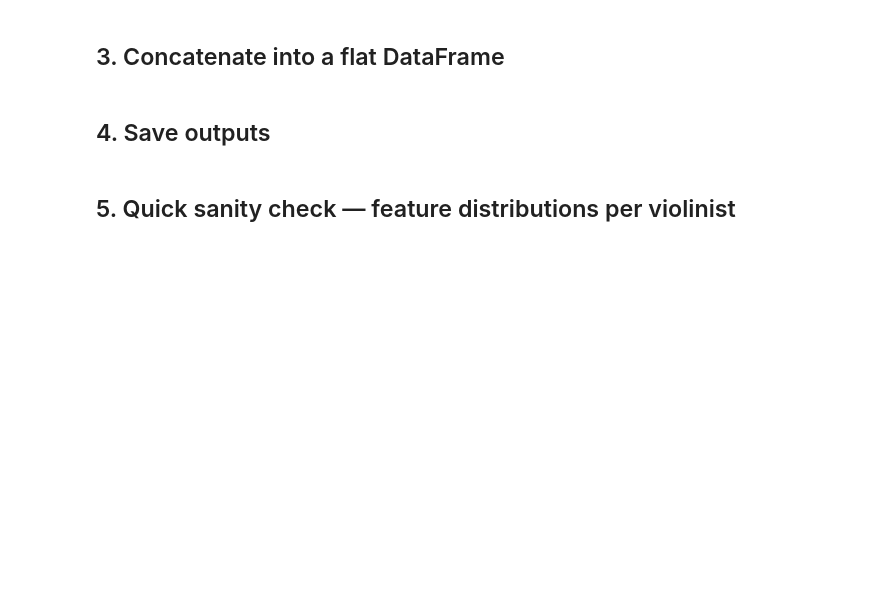
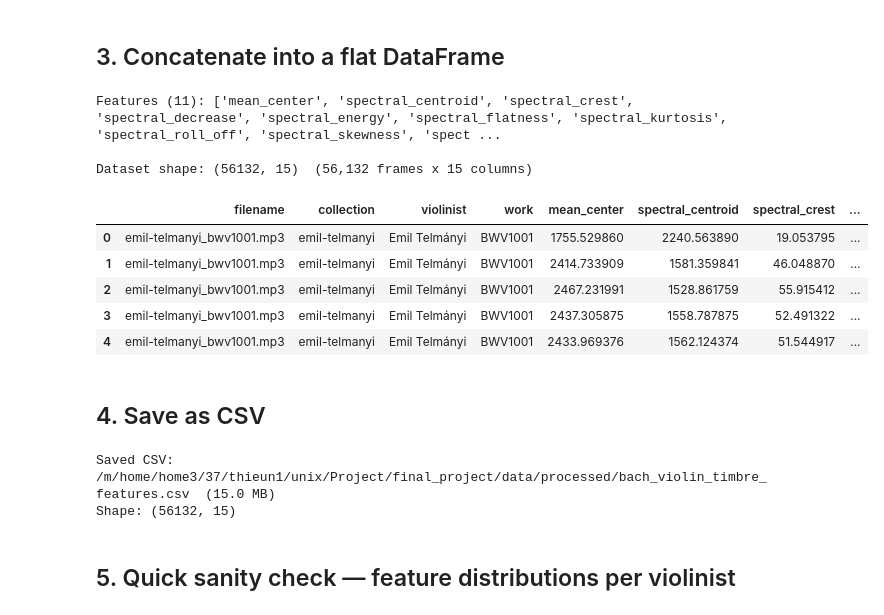
Before and after one commit to kylenamt/final_project, a Jupyter notebook: src/demo/bach_violin_features.ipynb, the cells around one changed output. Cells and saved outputs as stored; diff of their text form; code cells hidden in the pictures; blank space fills up the shorter version.

```diff
--- a/src/demo/bach_violin_features.ipynb
+++ b/src/demo/bach_violin_features.ipynb
@@ -86,52 +108,52 @@ if failed:
 # %% [markdown]
 ## 3. Concatenate into a flat DataFrame
 # %%
+if not all_features:
+    raise RuntimeError("No files were successfully extracted — check errors above.")
+
 # Keep only feature keys present in every file
-common_keys = sorted(
-    set.intersection(*[set(r["series"].keys()) for r in all_features])
-)
+key_sets = [set(r["series"].keys()) for r in all_features]
+common_keys = sorted(set.intersection(*key_sets))
 print(f"Features ({len(common_keys)}): {common_keys}")
 
 rows = []
 for r in all_features:
     n = r["n_frames"]
     meta_block = pd.DataFrame({
         "filename":   [r["filename"]]   * n,
         "collection": [r["collection"]] * n,
         "violinist":  [r["violinist"]]  * n,
         "work":       [r["work"]]       * n,
     })
     feat_block = pd.DataFrame(
         {k: r["series"][k] for k in common_keys}
     )
     rows.append(pd.concat([meta_block, feat_block], axis=1))
 
 df = pd.concat(rows, ignore_index=True)
-print(f"\nDataset shape: {df.shape}  ({df.shape[0]:,} frames × {df.shape[1]} columns)")
+print(f"\nDataset shape: {df.shape}  ({df.shape[0]:,} frames x {df.shape[1]} columns)")
 df.head()
+# %% [output]
+Features (11): ['mean_center', 'spectral_centroid', 'spectral_crest', 'spectral_decrease', 'spectral_energy', 'spectral_flatness', 'spectral_kurtosis', 'spectral_roll_off', 'spectral_skewness', 'spect ...
+
+Dataset shape: (56132, 15)  (56,132 frames x 15 columns)
+|  | filename | collection | violinist | work | mean_center | spectral_centroid | spectral_crest | ... |
+| 0 | emil-telmanyi_bwv1001.mp3 | emil-telmanyi | Emil Telmányi | BWV1001 | 1755.529860 | 2240.563890 | 19.053795 | ... |
+| 1 | emil-telmanyi_bwv1001.mp3 | emil-telmanyi | Emil Telmányi | BWV1001 | 2414.733909 | 1581.359841 | 46.048870 | ... |
+| 2 | emil-telmanyi_bwv1001.mp3 | emil-telmanyi | Emil Telmányi | BWV1001 | 2467.231991 | 1528.861759 | 55.915412 | ... |
+| 3 | emil-telmanyi_bwv1001.mp3 | emil-telmanyi | Emil Telmányi | BWV1001 | 2437.305875 | 1558.787875 | 52.491322 | ... |
+| 4 | emil-telmanyi_bwv1001.mp3 | emil-telmanyi | Emil Telmányi | BWV1001 | 2433.969376 | 1562.124374 | 51.544917 | ... |
 # %% [markdown]
-## 4. Save outputs
+## 4. Save as CSV
 # %%
-parquet_path = OUT_DIR / "bach_violin_timbre_features.parquet"
-npz_path     = OUT_DIR / "bach_violin_timbre_features.npz"
+csv_path = OUT_DIR / "bach_violin_timbre_features.csv"
 
-# Parquet — keeps metadata columns alongside feature columns
-df.to_parquet(parquet_path, index=False)
-print(f"Saved parquet: {parquet_path}  ({parquet_path.stat().st_size / 1e6:.1f} MB)")
-
-# NPZ — feature matrix + feature names + per-frame string metadata
-feat_matrix = df[common_keys].to_numpy(dtype=np.float64)
-np.savez_compressed(
-    npz_path,
-    features     = feat_matrix,
-    feature_names= np.array(common_keys),
-    filename     = df["filename"].to_numpy(),
-    collection   = df["collection"].to_numpy(),
-    violinist    = df["violinist"].to_numpy(),
-    work         = df["work"].to_numpy(),
-)
-print(f"Saved npz:     {npz_path}  ({npz_path.stat().st_size / 1e6:.1f} MB)")
-print(f"Feature matrix shape: {feat_matrix.shape}")
+df.to_csv(csv_path, index=False)
+print(f"Saved CSV: {csv_path}  ({csv_path.stat().st_size / 1e6:.1f} MB)")
+print(f"Shape: {df.shape}")
+# %% [output]
+Saved CSV: /m/home/home3/37/thieun1/unix/Project/final_project/data/processed/bach_violin_timbre_features.csv  (15.0 MB)
+Shape: (56132, 15)
 # %% [markdown]
 ## 5. Quick sanity check — feature distributions per violinist
 # %%
```
Also changed, not shown: parts of 5 cells of this notebook, 5 other files.
